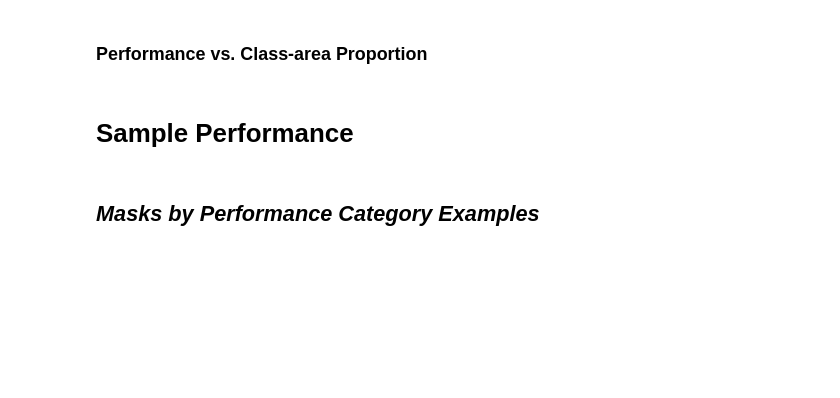
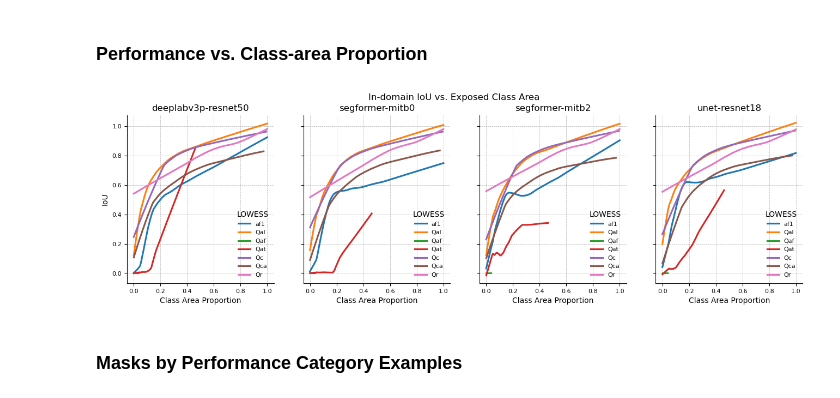
Before and after one commit to masseygeo/earthscape, a Jupyter notebook: notebooks/analysis_seg.ipynb, the cells around one changed output. Saved outputs shown, nothing was run; the diff lists cells and outputs as text; code cells hidden in the pictures; blank space fills up the shorter version.

Commit message:
Updated segmentation analysis notebook.

```diff
--- a/notebooks/analysis_seg.ipynb
+++ b/notebooks/analysis_seg.ipynb
@@ -1023,20 +1026,17 @@ plt.show()
 # modality configuration
 exp = 'ep-ms+prc-ms+s-ms'
 
-
-
 # relevant experiment directories (modality config fun in all models)
-exp_dirs = glob.glob(f"../experiments/baselines/classification/multimodal/*{exp}*")
-
-
+exp_dirs = glob.glob(f"../experiments/baselines/segmentation/**/*{exp}*")
 
 # model predictions of in-domain test set
-pred_paths = [os.path.join(d, 'predictions_id.csv') for d in exp_dirs]
+pred_paths = [os.path.join(d, 'id_img_class.csv') for d in exp_dirs]
 
+# class area proportions...
+areas_path = glob.glob(r'../data/*areas.csv')[0]
 
-
-# class area proportions path
-areas_path = glob.glob(r'../data/*areas.csv')[0]
+# classes...
+classes = list(SG_MAPPING.keys())
 
 # ouput path
 output_path = os.path.join(assets_dir, 'iou_vs_area.png')
@@ -1044,63 +1044,58 @@ output_path = os.path.join(assets_dir, 'iou_vs_area.png')
 
 
 ##### plot...
-# read areas dataframe
+# read areas dataframe & transform wide to long...
 areas = pd.read_csv(areas_path)
-
+areas = areas.melt(id_vars='patch_id', var_name='class', value_name='area').sort_values('patch_id')
+areas.reset_index(drop=True, inplace=True)
 
 # set up figure...one subplot for each model
 fig, ax = plt.subplots(ncols=4, sharey=True, figsize=(16,4))
 
-
 # iterate through each model experiment...
 for idx, path in enumerate(pred_paths):
 
+    # image sample performance metrics...
+    preds = pd.read_csv(path)
     model = os.path.dirname(path)
     model = os.path.basename(model).split('_')[0]
-    preds = pd.read_csv(path)                                                           # read predictions into dataframe
-    df = preds.merge(right=areas, how='left', on='patch_id', suffixes=['', '_area'])    # merge with area proportions
-    df.set_index('patch_id', drop=True, inplace=True)                                   # reset index using patch_id
+    preds['model-encoder'] = model
 
+    # merge sample metrics with areas...
+    df = preds.merge(areas, how='left', on=['patch_id', 'class'])
+    df.set_index('patch_id', drop=True, inplace=True)
 
-    # define class probability & class area proportions columns...
-    area_cols = [col for col in df.columns if 'area' in col]
-    prob_cols = [col.split('_')[0] for col in area_cols]
+    for c in classes:
 
+        subset = df[df['class'] == c].copy()
+        subset = subset[subset['gt_support'] > 0]
 
-    # iterate through each class...
-    for a, p in zip(area_cols, prob_cols):
-
-        df2 = df[[a, p]].copy()                                              # subset dataframe for class of interest
-        df2 = df2[df2[a] > 0]                                                # only process patches with class presence
-        bins = np.arange(0, 1.05, 0.1)                                       # define bins
-        df2['area_bin'] = pd.cut(df2[a], bins=bins, include_lowest=True)     # create bin categories
-
-        # plot lowess curve...
-        sns.regplot(ax=ax[idx], data=df2, x=a, y=p, lowess=True, scatter=False, label=p)
+        sns.regplot(ax=ax[idx], data=subset, x='area', y='iou', lowess=True, scatter=False, label=c)
 
     # customize plot...
     ax[idx].legend(loc='lower right', bbox_to_anchor=(1, 0), frameon=False, fontsize=8, title='LOWESS')
     ax[idx].set_title(model)
     ticks = np.arange(0, 1.01, 0.2)
     ax[idx].set_xlabel('Class Area Proportion')
     ax[idx].set_xticks(ticks)
     ax[idx].set_xticklabels(ax[idx].get_xticklabels(), fontsize=8)
     ax[idx].set_yticks(ticks)
     ax[idx].set_yticklabels([])
     ax[idx].set_ylabel('')
     ax[idx].grid(axis='both', linewidth=0.5, linestyle='--')
     ax[idx].spines['right'].set_visible(False)
     ax[idx].spines['top'].set_visible(False)
 
 # set y axis for first plot...
 ax[0].set_ylabel('IoU')
 ax[0].set_yticks(ticks)
 ax[0].set_yticklabels([str(round(s, 1)) for s in ticks], fontsize=8)
 
 # save and show...
-# plt.savefig(output_path, bbox_inches='tight', pad_inches=0, dpi=300)
+plt.suptitle('In-domain IoU vs. Exposed Class Area')
+plt.savefig(output_path, bbox_inches='tight', pad_inches=0, dpi=300)
 plt.show()
+# %% [output]
+[figure, added]
-# %% [markdown]
-# **Sample Performance**
 # %% [markdown]
-## *Masks by Performance Category Examples*
+### Masks by Performance Category Examples
```
Also changed, not shown: parts of 6 cells of this notebook, 1 other file.
